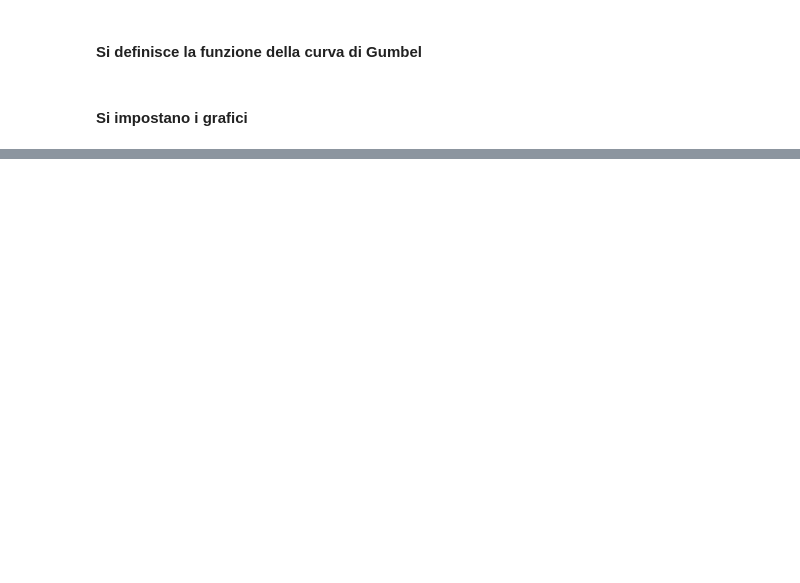
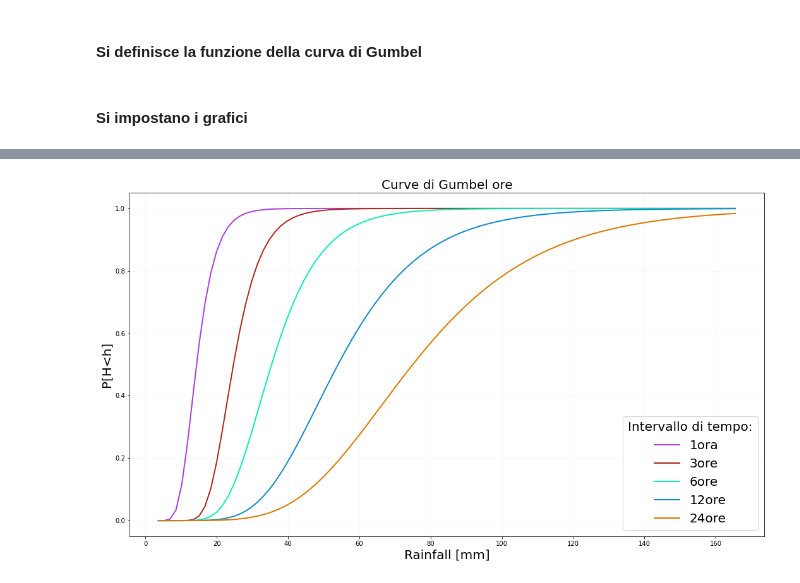
Before and after one commit to Fakkin/Laboratorio, a Jupyter notebook: Max Vero.ipynb, the cells around one changed output, grey strips where cells are left out. Cells and saved outputs as stored; diff of their text form; code cells hidden in the pictures; blank space fills up the shorter version.

```diff
--- a/Max Vero.ipynb
+++ b/Max Vero.ipynb
@@ -127,0 +128,4 @@ ax.grid(True)
+# %%
+grafG(abs_ore.T,'Curve di Gumbel ore','Rainfall [mm]','P[H<h]',"Intervallo di tempo:",c_ore)
+# %% [output]
+[figure, added]
```
Also changed, not shown: parts of 21 cells of this notebook, 1 other file.
